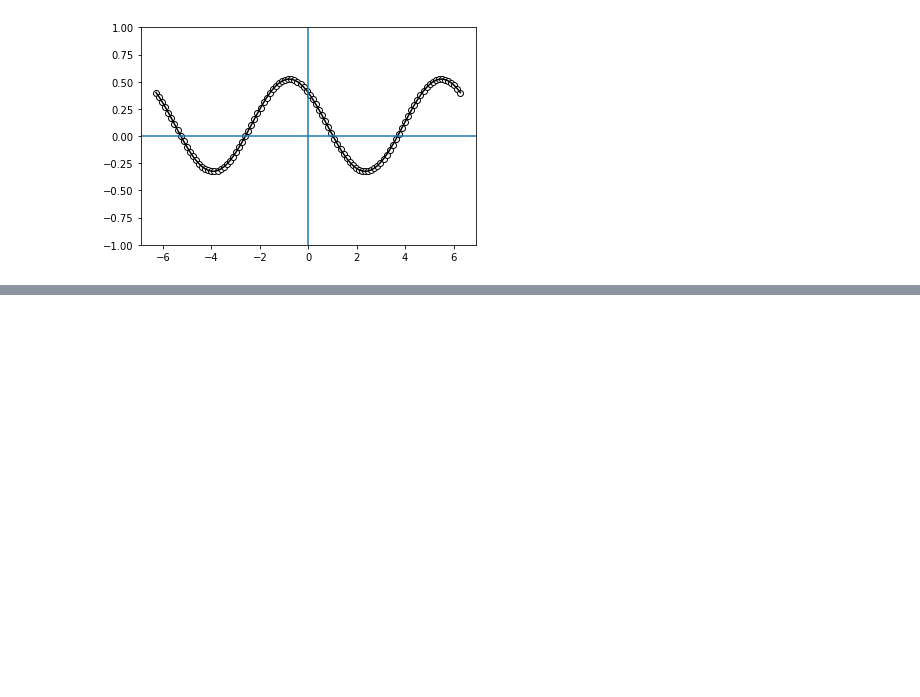
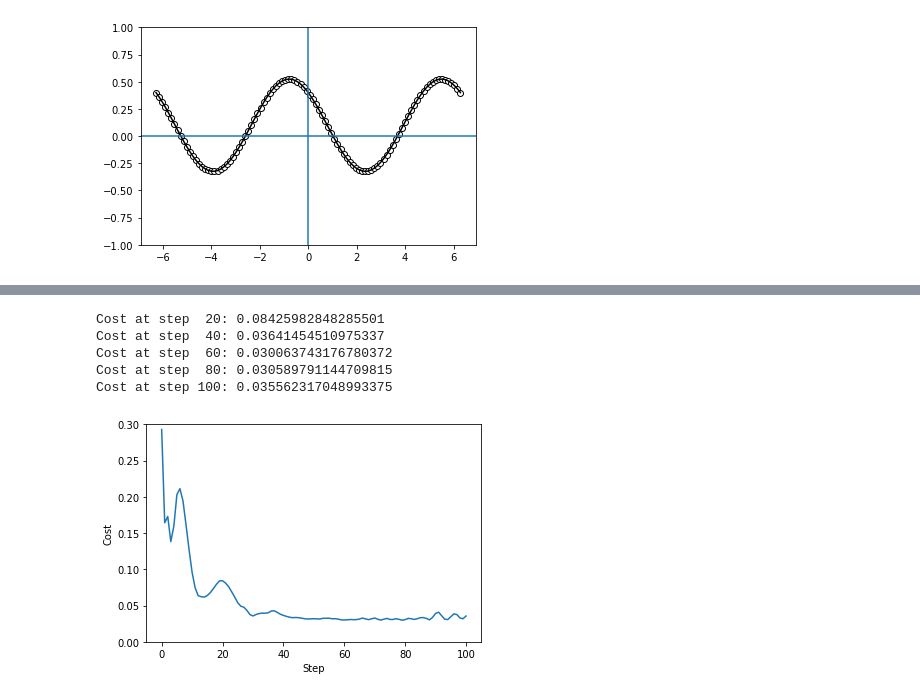
Before and after one commit to Pratha-Me/Expressivity-Quantum-Data-encoding-Fourier-Series, a Jupyter notebook: codes.ipynb, the cells around one changed output, grey strips where cells are left out. Cells and saved outputs as stored; diff of their text form; code cells hidden in the pictures; blank space fills up the shorter version.

```diff
--- a/codes.ipynb
+++ b/codes.ipynb
@@ -692,0 +719,17 @@ plt.show()
+# %%
+#  Run the optimizer for scale_target = 1 and scale_train_model = 2
+(weights_scale_3_3, cost_3_3)= optimizer_func_ghz(weights_ansatz)
+# %% [output]
+Cost at step  20: 0.08425982848285501
+Cost at step  40: 0.03641454510975337
+Cost at step  60: 0.030063743176780372
+Cost at step  80: 0.030589791144709815
+Cost at step 100: 0.035562317048993375
+# %%
+plt.plot(range(len(cost_3_3)), cost_3_3)
+plt.ylabel("Cost")
+plt.xlabel("Step")
+plt.ylim(0, 0.3)
+plt.show()
+# %% [output]
+[figure, added]
```
Also changed, not shown: parts of 15 cells of this notebook, 1 other file.
